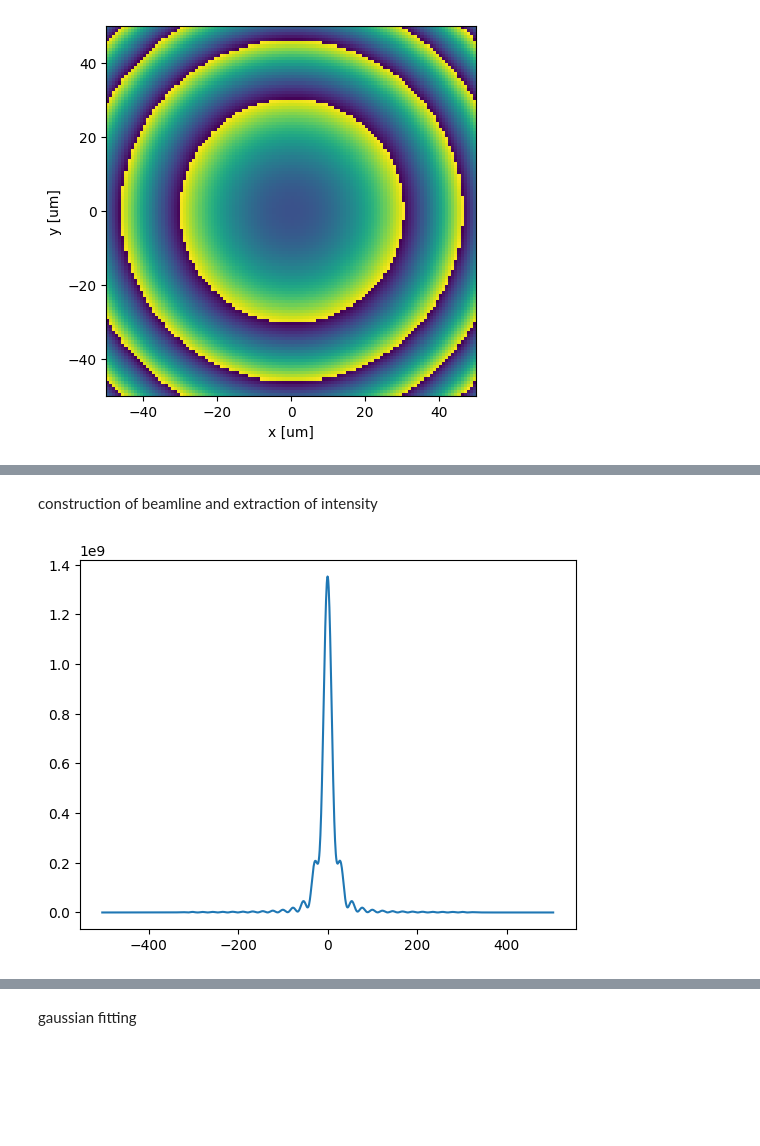
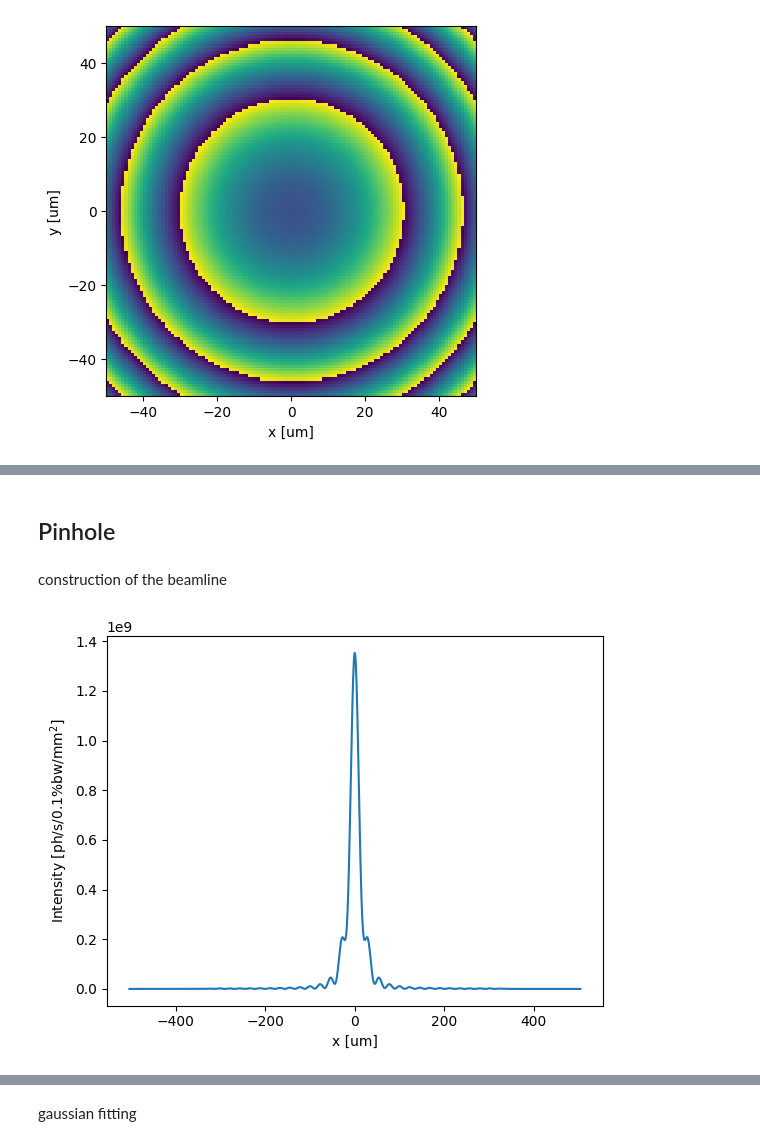
Before and after one commit to lnls-ids/SR-Wave-optics, a Jupyter notebook: srwave/docs/usage.ipynb, the cells around one changed output, grey strips where cells are left out. Drawn from its saved outputs; the diff is of its cells as text; code cells hidden in the pictures; blank space fills up the shorter version.

```diff
--- a/srwave/docs/usage.ipynb
+++ b/srwave/docs/usage.ipynb
@@ -152,22 +458,31 @@ plt.show()
+# %% [markdown]
+## Pinhole
 # %% [markdown]
-construction of beamline and extraction of intensity
+construction of the beamline
 # %%
 Eph = 22e3
 apert = 25e-6
 w = np.linspace(-50,50,120)*1e-6
 
-SR = SynchrotronRadiation(energy=Eph,d=10,x=w,y=w,field={'BM':[0.5642,2]})
-filtro = DissipationFilter(x=w,y=w,energy=Eph,thickness=1e-3,material='Al')
-aper = Aperture(apert,apert)
+bm = me.BendingMagnet(B=0.5642,L=3)
+fields = me.MagnetCnt(magnets=[bm],field_type='bending')
+
+SR = rs.SynchrotronRadiation(energy=Eph,d=10,x=w,y=w,fields=fields)
+SR.calc_wfr()
+
+filtro = oe.DissipationFilter(x=w,y=w,energy=Eph,thickness=1e-3,material='Al')
+aper = oe.Aperture(apert,apert)
 aper.prop_params['ra'] = 10.0
-screen = Drift(dist=10)
-bl = Beamline(line=[filtro,aper,screen])
-SR.propagateWfr(beamline=bl)
+screen = oe.Drift(dist=10)
+bl = rs.Beamline(line=[filtro,aper,screen])
+SR.propagate_wfr(beamline=bl)
 
 arrIx, [rangex] = SR.calc_intensity(coords='x',energy=Eph,X=0,Y=0,polarization='total',intType='SE')
 x = np.linspace(*rangex)*1e6
 
 plt.plot(x,arrIx)
+plt.xlabel('x [um]')
+plt.ylabel(r'Intensity [ph/s/0.1%bw/mm$^2$]')
 plt.show()
 # %% [output]
-[figure, old version]
+[figure, new version]
```
Also changed, not shown: parts of 73 cells of this notebook, 8 other files.
